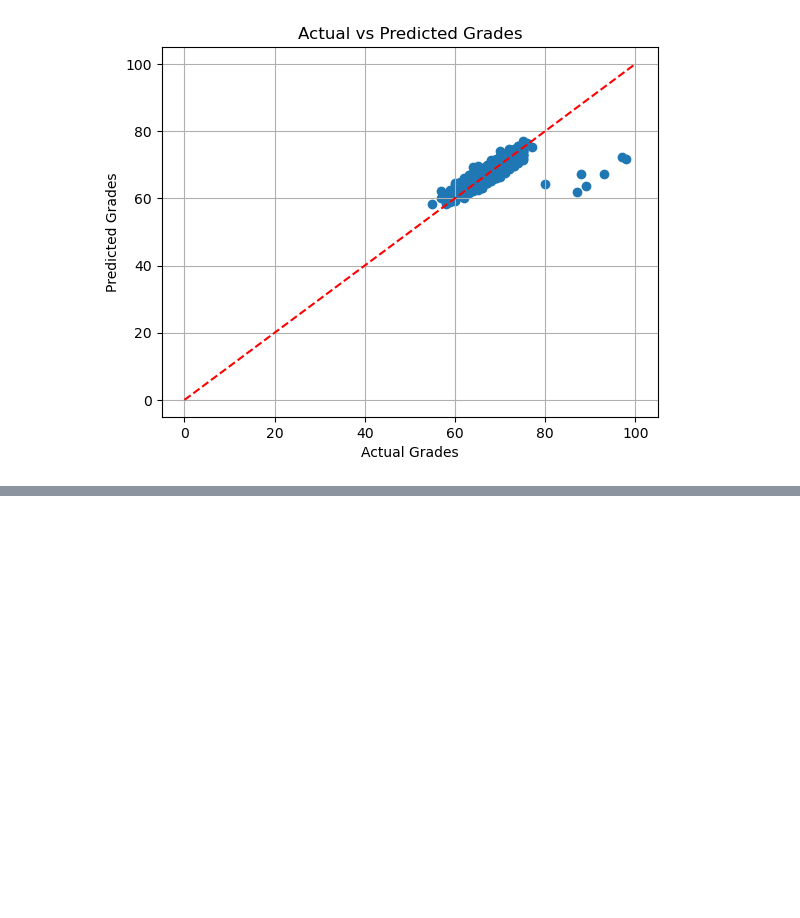
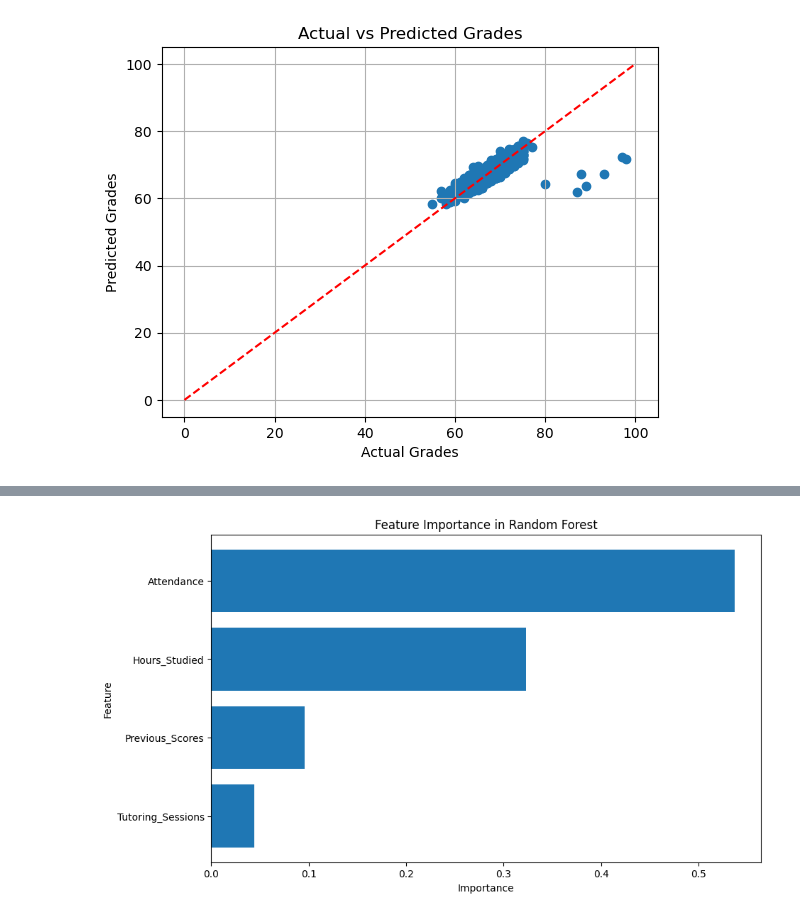
Before and after one commit to cc81972/Predict-a-score, a Jupyter notebook: modelcreation.ipynb, the cells around one changed output, grey strips where cells are left out. Cells and saved outputs as stored; diff of their text form; code cells hidden in the pictures; blank space fills up the shorter version.

```diff
--- a/modelcreation.ipynb
+++ b/modelcreation.ipynb
@@ -132,0 +202,19 @@ Final Test RMSE: 2.2497553162514605
+# %%
+# Get feature importances
+importances = best_random_forest.feature_importances_
+features = X.columns
+
+# Sort features by importance
+sorted_indices = np.argsort(importances)[::-1]  # descending order
+sorted_features = np.array(features)[sorted_indices]
+sorted_importances = importances[sorted_indices]
+
+plt.figure(figsize=(10, 6))
+plt.barh(sorted_features, sorted_importances, align='center')
+plt.xlabel('Importance')
+plt.ylabel('Feature')
+plt.title('Feature Importance in Random Forest')
+plt.gca().invert_yaxis()  # most important feature is at the top
+plt.show()
+# %% [output]
+[figure, added]
```
Also changed, not shown: parts of 4 cells of this notebook.
